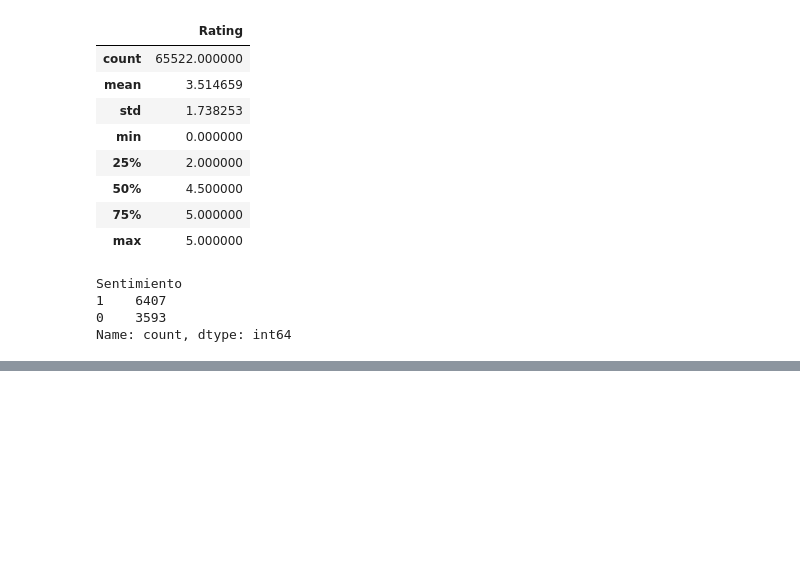
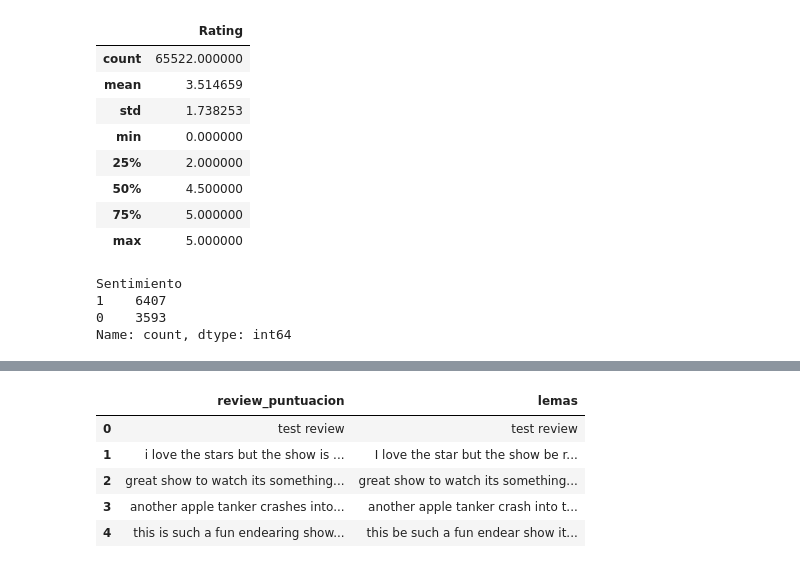
Before and after one commit to EzeRivero/Data-Science-III, a Jupyter notebook: DS3_Rivero_Final.ipynb, the cells around one changed output, grey strips where cells are left out. Cells and saved outputs as stored; diff of their text form; code cells hidden in the pictures; blank space fills up the shorter version.

```diff
--- a/DS3_Rivero_Final.ipynb
+++ b/DS3_Rivero_Final.ipynb
@@ -222,0 +134,20 @@ Early stopping activado en la época 7. La pérdida de validación no mejoró en
+# %%
+# Cargamos el modelo pre-entrenado de spaCy para INGLÉS
+nlp = spacy.load("en_core_web_sm")
+
+def lematizacion(text):
+    doc = nlp(text)
+    # Extraemos el lema de cada palabra y las volvemos a unir con un espacio
+    return " ".join([token.lemma_ for token in doc])
+
+df3 = df2.copy()
+df3['lemas'] = df3['review_puntuacion'].apply(lematizacion)
+
+df3[['review_puntuacion', 'lemas']].head()
+# %% [output]
+|  | review_puntuacion | lemas |
+| 0 | test review | test review |
+| 1 | i love the stars but the show is ... | I love the star but the show be r... |
+| 2 | great show to watch its something... | great show to watch its something... |
+| 3 | another apple tanker crashes into... | another apple tanker crash into t... |
+| 4 | this is such a fun endearing show... | this be such a fun endear show it... |
```
Also changed, not shown: parts of 10 cells of this notebook.
